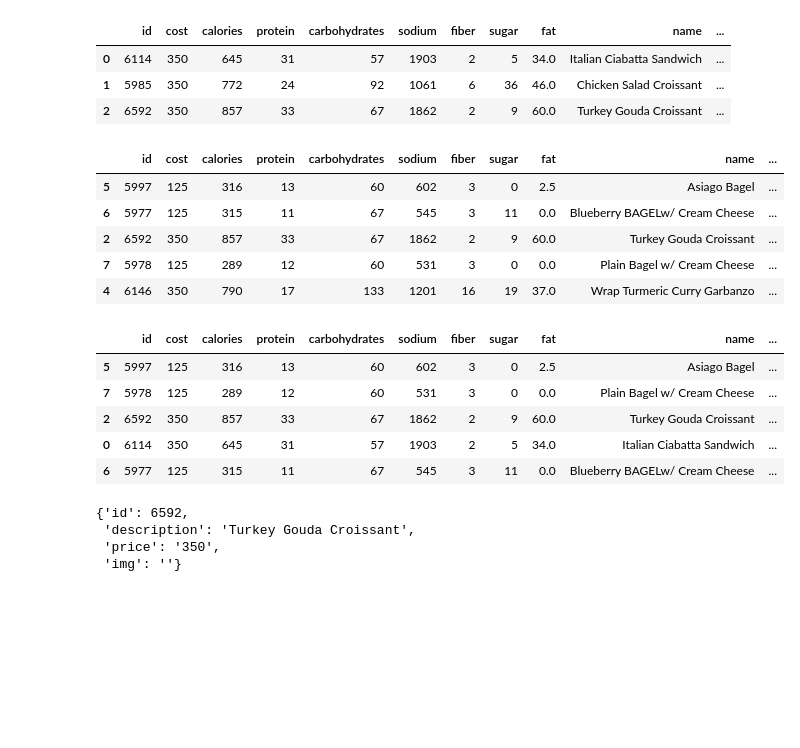
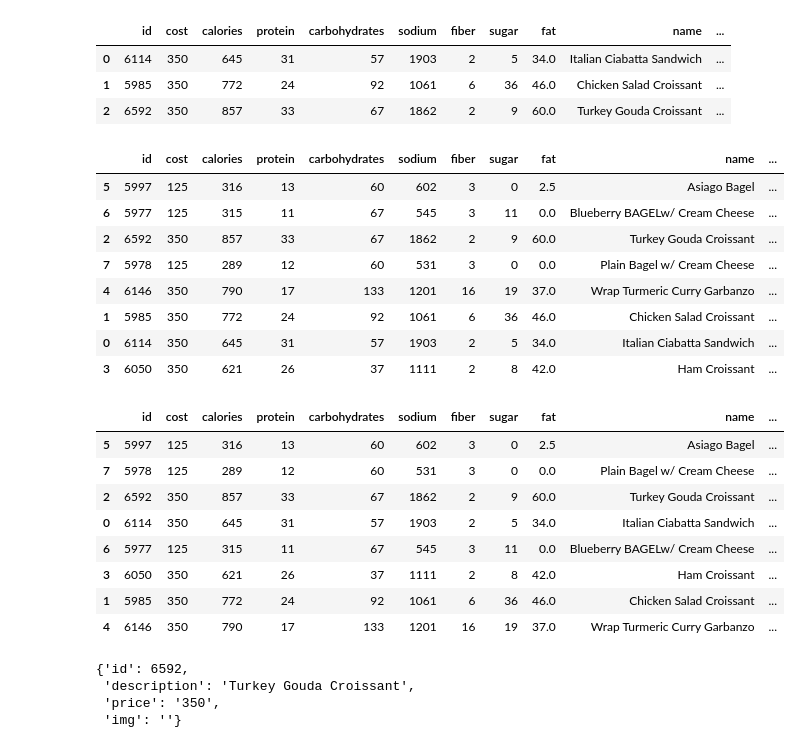
Before and after one commit to vinhowe/byu-vending-data-exploration, a Jupyter notebook: vending_exploration.ipynb, the cells around one changed output. Drawn from its saved outputs; the diff is of its cells as text; code cells hidden in the pictures; blank space fills up the shorter version.

```diff
--- a/vending_exploration.ipynb
+++ b/vending_exploration.ipynb
@@ -44,10 +48,12 @@ product_list_params = {
     "format": "json",
     "service": "merchandise",
     "action": "getProducts",
-    "cat": target_category
+    "cat": target_category,
 }
 
-product_list_response = requests.get(vending_url, headers = auth_headers(), params = product_list_params)
+product_list_response = requests.get(
+    vending_url, headers=auth_headers(), params=product_list_params
+)
 # %%
 product_list = product_list_response.json()
 product_list[:5]
@@ -163,12 +169,26 @@ drv_data.loc[drv_data['name'] == 'sugar']
 |  | name | unit | quantity |
 | 7 | sugar | g | 50 |
 # %%
-nutrition_data['name'] = nutrition_data.apply(lambda row: next(x['description'] for x in product_list if x["id"] == int(row.id)), axis = 1)
-nutrition_data['calories_dollar'] = nutrition_data.apply(lambda row: row.calories / (row.cost / 100), axis = 1)
-nutrition_data['protein_dollar'] = nutrition_data.apply(lambda row: row.protein / (row.cost / 100), axis = 1)
-nutrition_data['fiber_dollar'] = nutrition_data.apply(lambda row: row.fiber / (row.cost / 100), axis = 1)
-nutrition_data['protein_drv'] = nutrition_data.apply(lambda row: row.protein / drv_data.loc[drv_data['name'] == 'protein'].quantity, axis = 1)
-nutrition_data['fiber_drv'] = nutrition_data.apply(lambda row: row.fiber / drv_data.loc[drv_data['name'] == 'fiber'].quantity, axis = 1)
+nutrition_data["name"] = nutrition_data.apply(
+    lambda row: next(x["description"] for x in product_list if x["id"] == int(row.id)),
+    axis=1,
+)
+nutrition_data["calories_dollar"] = nutrition_data.apply(
+    lambda row: row.calories / (row.cost / 100), axis=1
+)
+nutrition_data["protein_dollar"] = nutrition_data.apply(
+    lambda row: row.protein / (row.cost / 100), axis=1
+)
+nutrition_data["fiber_dollar"] = nutrition_data.apply(
+    lambda row: row.fiber / (row.cost / 100), axis=1
+)
+nutrition_data["protein_drv"] = nutrition_data.apply(
+    lambda row: row.protein / drv_data.loc[drv_data["name"] == "protein"].quantity,
+    axis=1,
+)
+nutrition_data["fiber_drv"] = nutrition_data.apply(
+    lambda row: row.fiber / drv_data.loc[drv_data["name"] == "fiber"].quantity, axis=1
+)
 nutrition_data[:3]
 # %% [output]
 |  | id | cost | calories | protein | carbohydrates | sodium | fiber | sugar | fat | name | ... |
@@ -176,18 +196,25 @@ nutrition_data[:3]
 | 1 | 5985 | 350 | 772 | 24 | 92 | 1061 | 6 | 36 | 46.0 | Chicken Salad Croissant | ... |
 | 2 | 6592 | 350 | 857 | 33 | 67 | 1862 | 2 | 9 | 60.0 | Turkey Gouda Croissant | ... |
 # %%
-highest_calories_per_dollar = nutrition_data.sort_values(by=['calories_dollar'], ascending=False)
-highest_calories_per_dollar[:5]
+highest_calories_per_dollar = nutrition_data.sort_values(
+    by=["calories_dollar"], ascending=False
+)
+highest_calories_per_dollar
 # %% [output]
 |  | id | cost | calories | protein | carbohydrates | sodium | fiber | sugar | fat | name | ... |
 | 5 | 5997 | 125 | 316 | 13 | 60 | 602 | 3 | 0 | 2.5 | Asiago Bagel | ... |
 | 6 | 5977 | 125 | 315 | 11 | 67 | 545 | 3 | 11 | 0.0 | Blueberry BAGELw/ Cream Cheese | ... |
 | 2 | 6592 | 350 | 857 | 33 | 67 | 1862 | 2 | 9 | 60.0 | Turkey Gouda Croissant | ... |
 | 7 | 5978 | 125 | 289 | 12 | 60 | 531 | 3 | 0 | 0.0 | Plain Bagel w/ Cream Cheese | ... |
 | 4 | 6146 | 350 | 790 | 17 | 133 | 1201 | 16 | 19 | 37.0 | Wrap Turmeric Curry Garbanzo | ... |
+| 1 | 5985 | 350 | 772 | 24 | 92 | 1061 | 6 | 36 | 46.0 | Chicken Salad Croissant | ... |
+| 0 | 6114 | 350 | 645 | 31 | 57 | 1903 | 2 | 5 | 34.0 | Italian Ciabatta Sandwich | ... |
+| 3 | 6050 | 350 | 621 | 26 | 37 | 1111 | 2 | 8 | 42.0 | Ham Croissant | ... |
 # %%
-highest_protein_per_dollar = nutrition_data.sort_values(by=['protein_dollar'], ascending=False)
-highest_protein_per_dollar[:5]
+highest_protein_per_dollar = nutrition_data.sort_values(
+    by=["protein_dollar"], ascending=False
+)
+highest_protein_per_dollar
 # %% [output]
 |  | id | cost | calories | protein | carbohydrates | sodium | fiber | sugar | fat | name | ... |
 | 5 | 5997 | 125 | 316 | 13 | 60 | 602 | 3 | 0 | 2.5 | Asiago Bagel | ... |
@@ -195,6 +222,9 @@ highest_protein_per_dollar[:5]
 | 2 | 6592 | 350 | 857 | 33 | 67 | 1862 | 2 | 9 | 60.0 | Turkey Gouda Croissant | ... |
 | 0 | 6114 | 350 | 645 | 31 | 57 | 1903 | 2 | 5 | 34.0 | Italian Ciabatta Sandwich | ... |
 | 6 | 5977 | 125 | 315 | 11 | 67 | 545 | 3 | 11 | 0.0 | Blueberry BAGELw/ Cream Cheese | ... |
+| 3 | 6050 | 350 | 621 | 26 | 37 | 1111 | 2 | 8 | 42.0 | Ham Croissant | ... |
+| 1 | 5985 | 350 | 772 | 24 | 92 | 1061 | 6 | 36 | 46.0 | Chicken Salad Croissant | ... |
+| 4 | 6146 | 350 | 790 | 17 | 133 | 1201 | 16 | 19 | 37.0 | Wrap Turmeric Curry Garbanzo | ... |
 # %%
 search_term = "gouda"
 # %%
```
Also changed, not shown: parts of 21 cells of this notebook.
